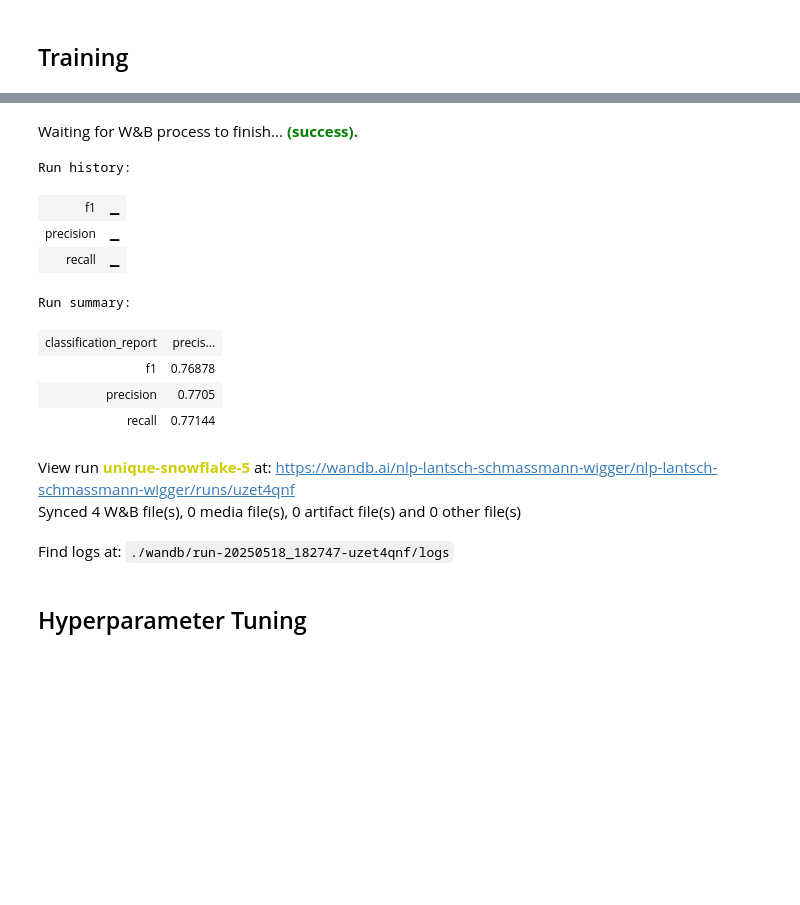
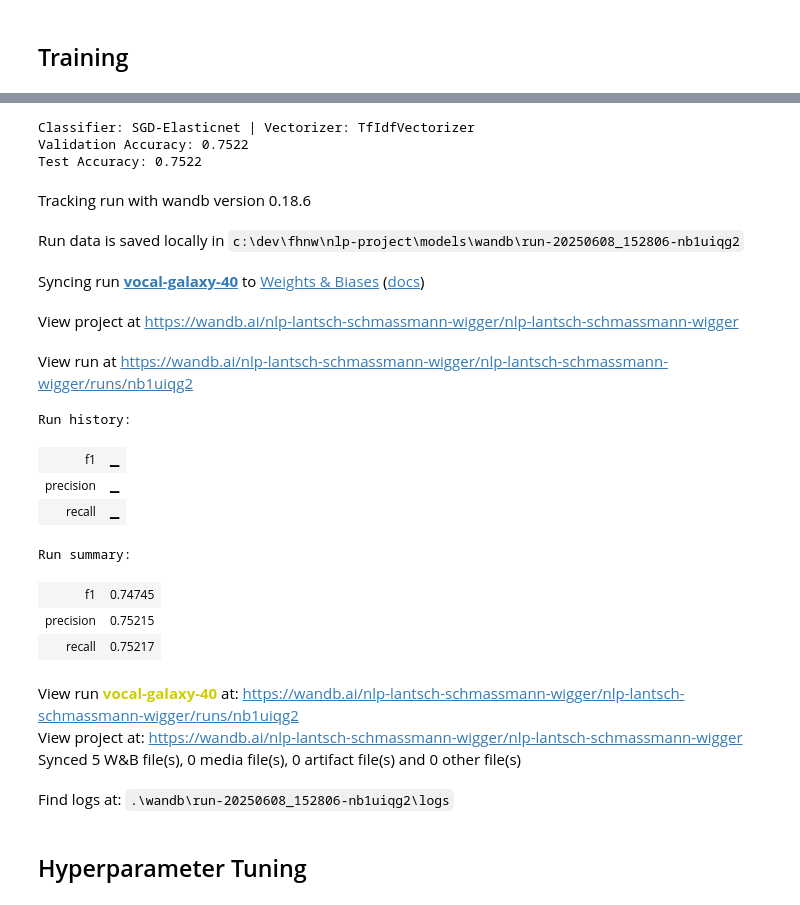
Before and after one commit to SeyaSchmassmann/nlp-project, a Jupyter notebook: models/elasticNet.ipynb, the cells around one changed output, grey strips where cells are left out. Cells and saved outputs as stored; diff of their text form; code cells hidden in the pictures; blank space fills up the shorter version.

```diff
--- a/models/elasticNet.ipynb
+++ b/models/elasticNet.ipynb
@@ -91,19 +110,38 @@ def evaluate_model(model, X, y):
 # %%
-evaluate_model(model, test_texts, test_labels)
+evaluate_classifier(
+    classifier=classifier,
+    classifier_name="SGD-Elasticnet",
+    vectorizer=tfidfVectorizer,
+    vectorizer_name="TfIdfVectorizer",
+    train_texts=train_texts,
+    train_labels=train_labels,
+    validation_texts=validation_texts,
+    validation_labels=validation_labels,
+    test_texts=test_texts,
+    test_labels=test_labels,
+    model_name="elasticNet"
+)
 # %% [output]
+Classifier: SGD-Elasticnet | Vectorizer: TfIdfVectorizer
+Validation Accuracy: 0.7522
+Test Accuracy: 0.7522
-Waiting for W&B process to finish... (success).
+Tracking run with wandb version 0.18.6
-Run history:
-| f1 | ▁ |
-| precision | ▁ |
-| recall | ▁ |
-Run summary:
-| classification_report | precis... |
-| f1 | 0.76878 |
-| precision | 0.7705 |
-| recall | 0.77144 |
-View run unique-snowflake-5 at: https://wandb.ai/nlp-lantsch-schmassmann-wigger/nlp-lantsch-schmassmann-wigger/runs/uzet4qnf
-Synced 4 W&B file(s), 0 media file(s), 0 artifact file(s) and 0 other file(s)
+Run data is saved locally in c:\dev\fhnw\nlp-project\models\wandb\run-20250608_152806-nb1uiqg2
-Find logs at: ./wandb/run-20250518_182747-uzet4qnf/logs
+Syncing run vocal-galaxy-40 to Weights & Biases (docs)
+View project at https://wandb.ai/nlp-lantsch-schmassmann-wigger/nlp-lantsch-schmassmann-wigger
+View run at https://wandb.ai/nlp-lantsch-schmassmann-wigger/nlp-lantsch-schmassmann-wigger/runs/nb1uiqg2
+Run history:
+| f1 | ▁ |
+| precision | ▁ |
+| recall | ▁ |
+Run summary:
+| f1 | 0.74745 |
+| precision | 0.75215 |
+| recall | 0.75217 |
+View run vocal-galaxy-40 at: https://wandb.ai/nlp-lantsch-schmassmann-wigger/nlp-lantsch-schmassmann-wigger/runs/nb1uiqg2
+View project at: https://wandb.ai/nlp-lantsch-schmassmann-wigger/nlp-lantsch-schmassmann-wigger
+Synced 5 W&B file(s), 0 media file(s), 0 artifact file(s) and 0 other file(s)
+Find logs at: .\wandb\run-20250608_152806-nb1uiqg2\logs
 # %% [markdown]
 ## Hyperparameter Tuning
 # %%
```
Also changed, not shown: parts of 14 cells of this notebook, 11 other files.
